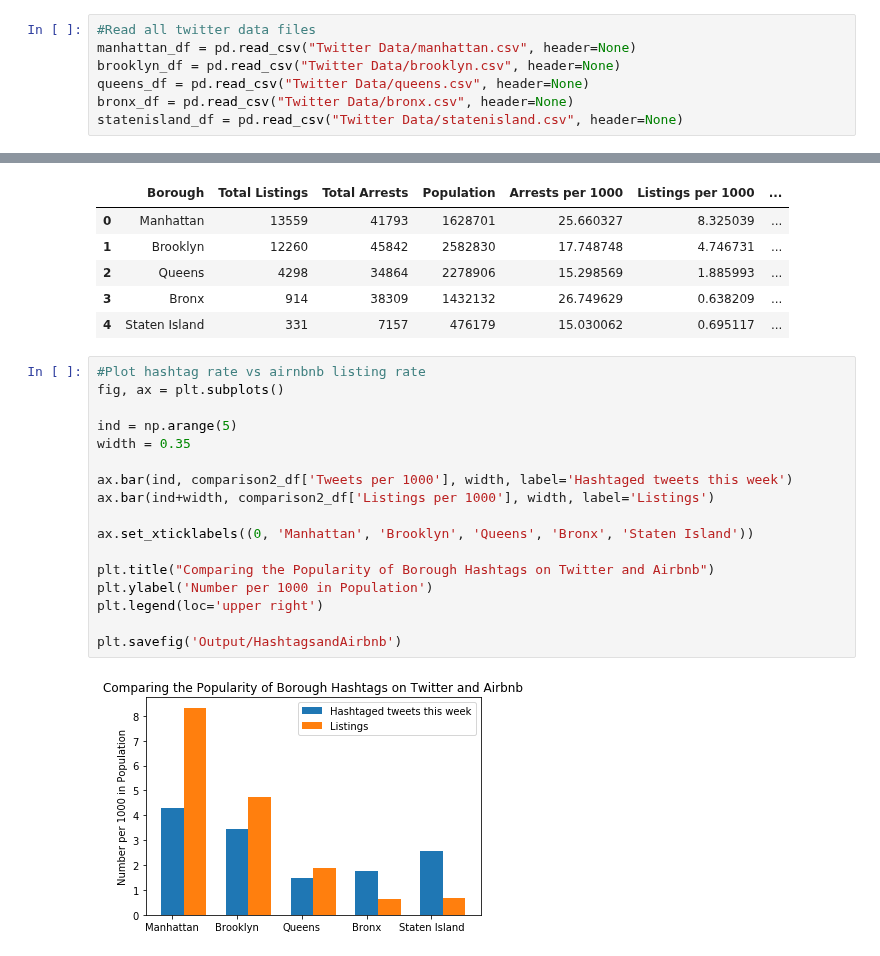
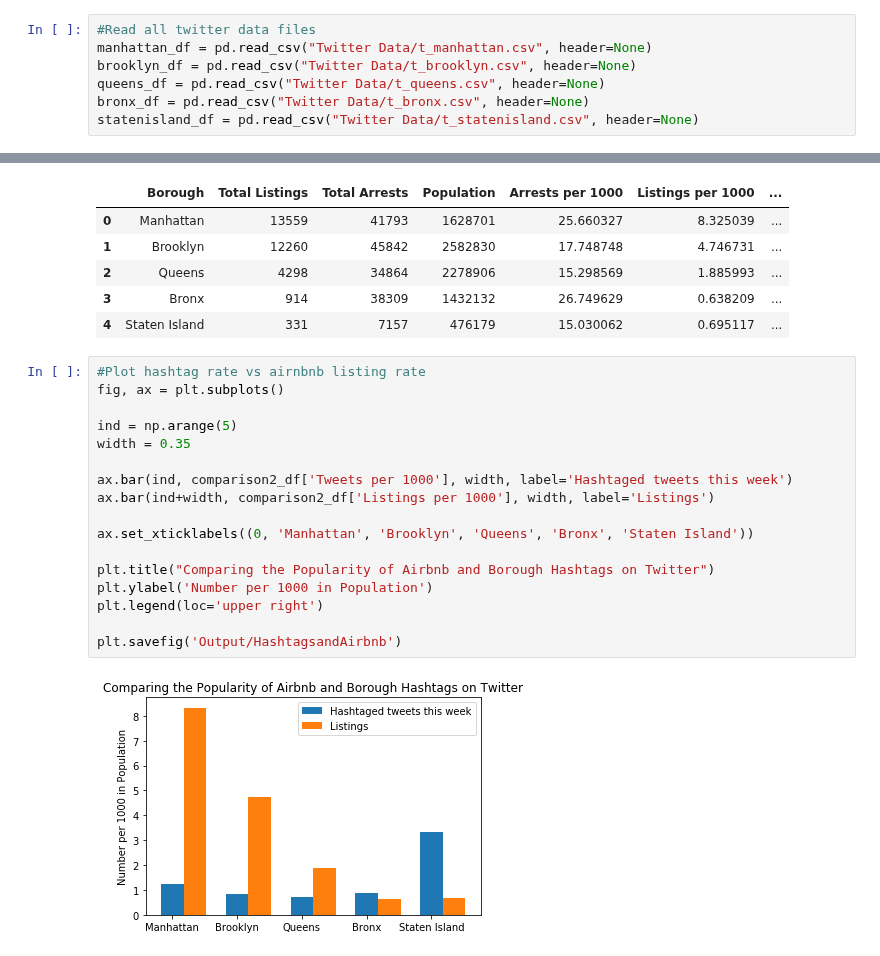
Before and after one commit to hayden4davey/Project1-Group2, a Jupyter notebook: Final Airbnb Analysis.ipynb, the cells around one changed output, grey strips where cells are left out. Cells and saved outputs as stored; diff of their text form.

Commit message:
new twitter data analyzed

```diff
--- a/Final Airbnb Analysis.ipynb
+++ b/Final Airbnb Analysis.ipynb
@@ -333,11 +333,11 @@ plt.savefig('Output/ArrestsandAirbnb')
 ## Is there a relation between hashtagged twitter data and the popularity of Airbnb in those areas?
 # %%
 #Read all twitter data files
-manhattan_df = pd.read_csv("Twitter Data/manhattan.csv", header=None)
-brooklyn_df = pd.read_csv("Twitter Data/brooklyn.csv", header=None)
-queens_df = pd.read_csv("Twitter Data/queens.csv", header=None)
-bronx_df = pd.read_csv("Twitter Data/bronx.csv", header=None)
-statenisland_df = pd.read_csv("Twitter Data/statenisland.csv", header=None)
+manhattan_df = pd.read_csv("Twitter Data/t_manhattan.csv", header=None)
+brooklyn_df = pd.read_csv("Twitter Data/t_brooklyn.csv", header=None)
+queens_df = pd.read_csv("Twitter Data/t_queens.csv", header=None)
+bronx_df = pd.read_csv("Twitter Data/t_bronx.csv", header=None)
+statenisland_df = pd.read_csv("Twitter Data/t_statenisland.csv", header=None)
 # %%
 #Create dataframe with total hashtagged tweets per borough
 brooklyntweets = len(brooklyn_df)
@@ -365,19 +365,19 @@ comparison2_df
 # %%
 #Plot hashtag rate vs airnbnb listing rate
 fig, ax = plt.subplots()
 
 ind = np.arange(5)
 width = 0.35
 
 ax.bar(ind, comparison2_df['Tweets per 1000'], width, label='Hashtaged tweets this week')
 ax.bar(ind+width, comparison2_df['Listings per 1000'], width, label='Listings')
 
 ax.set_xticklabels((0, 'Manhattan', 'Brooklyn', 'Queens', 'Bronx', 'Staten Island'))
 
-plt.title("Comparing the Popularity of Borough Hashtags on Twitter and Airbnb")
+plt.title("Comparing the Popularity of Airbnb and Borough Hashtags on Twitter")
 plt.ylabel('Number per 1000 in Population')
 plt.legend(loc='upper right')
 
 plt.savefig('Output/HashtagsandAirbnb')
 # %% [output]
-[figure, old version]
+[figure, new version]
```
Also changed, not shown: 1 other file.
